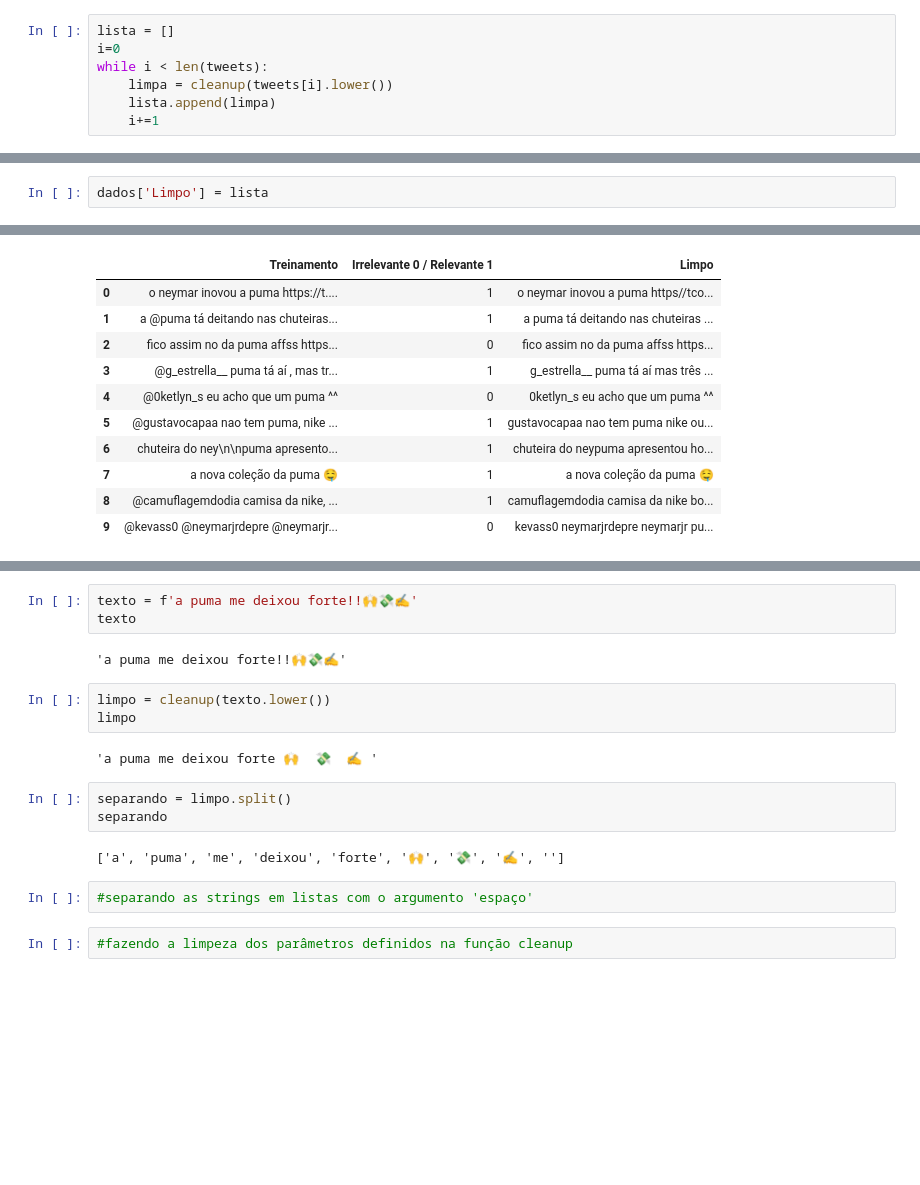
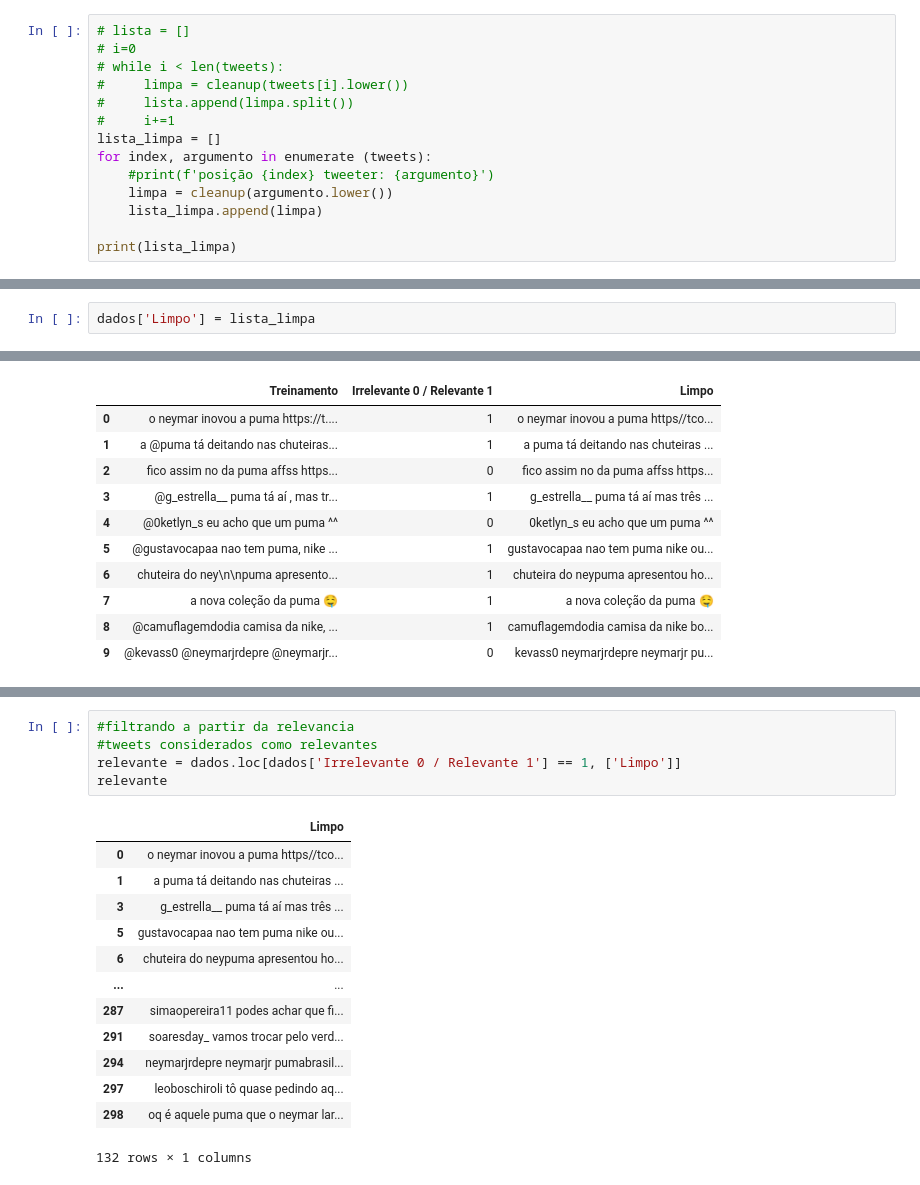
Before and after one commit to ykarodeandrade/projet1cdados, a Jupyter notebook: Tweet_puma.ipynb, the cells around one changed output, grey strips where cells are left out. Drawn from its saved outputs; the diff is of its cells as text; blank space fills up the shorter version.

```diff
--- a/Tweet_puma.ipynb
+++ b/Tweet_puma.ipynb
@@ -62,9 +62,16 @@ tweets
 299    aprendi a gostar até de puma mas cat &amp; dog...
 Name: Treinamento, Length: 300, dtype: object
 # %%
-lista = []
-i=0
-while i < len(tweets):
-    limpa = cleanup(tweets[i].lower())
-    lista.append(limpa)
-    i+=1
+# lista = []
+# i=0
+# while i < len(tweets):
+#     limpa = cleanup(tweets[i].lower())
+#     lista.append(limpa.split())
+#     i+=1
+lista_limpa = []
+for index, argumento in enumerate (tweets):
+    #print(f'posição {index} tweeter: {argumento}')
+    limpa = cleanup(argumento.lower())
+    lista_limpa.append(limpa)
+
+print(lista_limpa)
@@ -91,5 +80,5 @@ lista
 # %%
-dados['Limpo'] = lista
+dados['Limpo'] = lista_limpa
 # %%
 dados.head(10)
 # %% [output]
@@ -114,19 +96,19 @@ TypeError: expected string or bytes-like object
-# %%
-texto = f'a puma me deixou forte!!🙌💸✍️'
-texto
-# %% [output]
-'a puma me deixou forte!!🙌💸✍️'
-# %%
-limpo = cleanup(texto.lower())
-limpo
-# %% [output]
-'a puma me deixou forte 🙌  💸  ✍ ️'
-# %%
-separando = limpo.split()
-separando
-# %% [output]
-['a', 'puma', 'me', 'deixou', 'forte', '🙌', '💸', '✍', '️']
-# %%
-#separando as strings em listas com o argumento 'espaço'
-# %%
-#fazendo a limpeza dos parâmetros definidos na função cleanup
+# %%
+#filtrando a partir da relevancia
+#tweets considerados como relevantes
+relevante = dados.loc[dados['Irrelevante 0 / Relevante 1'] == 1, ['Limpo']]
+relevante
+# %% [output]
+|  | Limpo |
+| 0 | o neymar inovou a puma https//tco... |
+| 1 | a puma tá deitando nas chuteiras ... |
+| 3 | g_estrella__ puma tá aí mas três ... |
+| 5 | gustavocapaa nao tem puma nike ou... |
+| 6 | chuteira do neypuma apresentou ho... |
+| ... | ... |
+| 287 | simaopereira11 podes achar que fi... |
+| 291 | soaresday_ vamos trocar pelo verd... |
+| 294 | neymarjrdepre neymarjr pumabrasil... |
+| 297 | leoboschiroli tô quase pedindo aq... |
+| 298 | oq é aquele puma que o neymar lar... |
+132 rows × 1 columns
```
Also changed, not shown: parts of 9 cells of this notebook, 1 other file.
